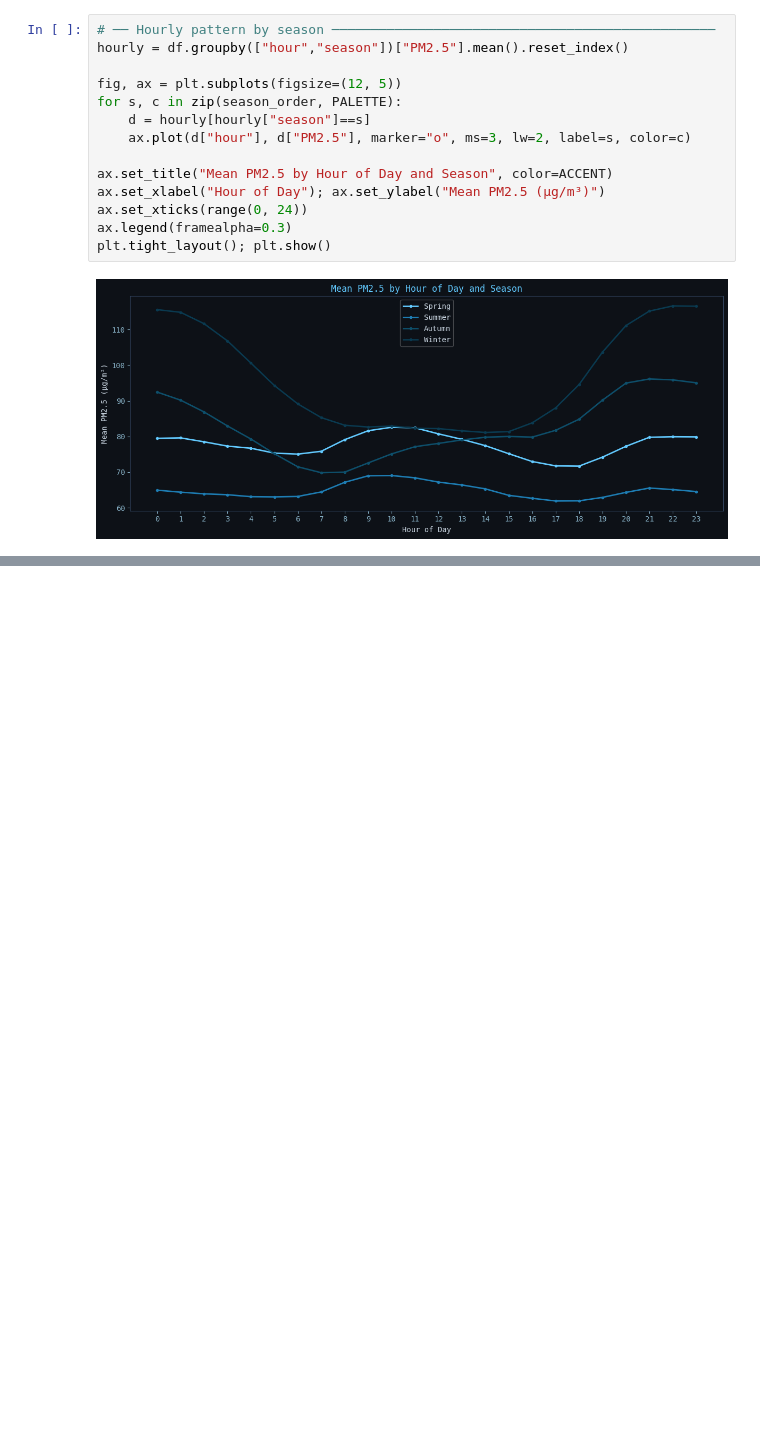
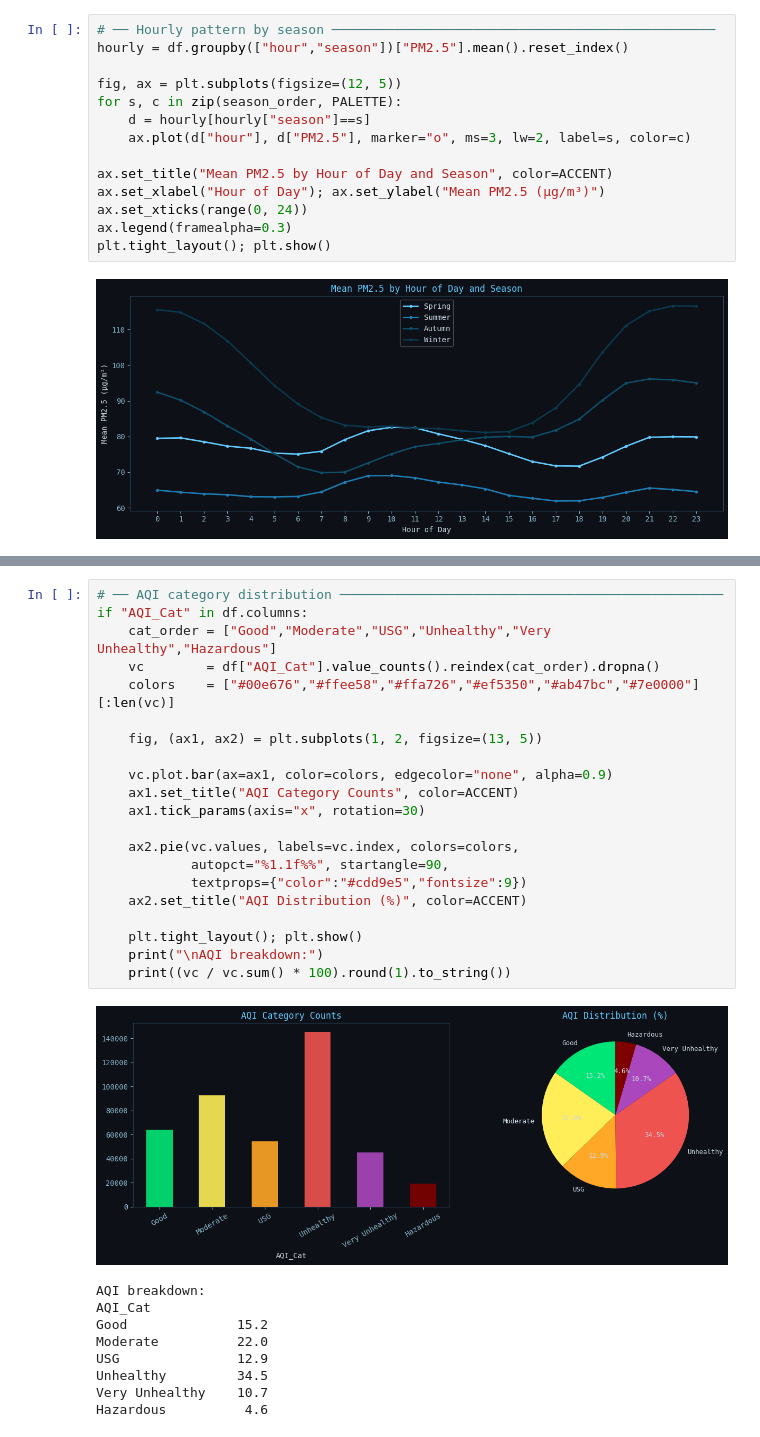
Before and after one commit to Jiyaulhaq1432/Data-Analysis-Air-quality-Analyser-web-app, a Jupyter notebook: Beijing_AQA.ipynb, the cells around one changed output, grey strips where cells are left out. Cells and saved outputs as stored; diff of their text form; blank space fills up the shorter version.

```diff
--- a/Beijing_AQA.ipynb
+++ b/Beijing_AQA.ipynb
@@ -1748,0 +1819,31 @@ plt.tight_layout(); plt.show()
+# %%
+# ── AQI category distribution ─────────────────────────────────────────────────
+if "AQI_Cat" in df.columns:
+    cat_order = ["Good","Moderate","USG","Unhealthy","Very Unhealthy","Hazardous"]
+    vc        = df["AQI_Cat"].value_counts().reindex(cat_order).dropna()
+    colors    = ["#00e676","#ffee58","#ffa726","#ef5350","#ab47bc","#7e0000"][:len(vc)]
+
+    fig, (ax1, ax2) = plt.subplots(1, 2, figsize=(13, 5))
+
+    vc.plot.bar(ax=ax1, color=colors, edgecolor="none", alpha=0.9)
+    ax1.set_title("AQI Category Counts", color=ACCENT)
+    ax1.tick_params(axis="x", rotation=30)
+
+    ax2.pie(vc.values, labels=vc.index, colors=colors,
+            autopct="%1.1f%%", startangle=90,
+            textprops={"color":"#cdd9e5","fontsize":9})
+    ax2.set_title("AQI Distribution (%)", color=ACCENT)
+
+    plt.tight_layout(); plt.show()
+    print("\nAQI breakdown:")
+    print((vc / vc.sum() * 100).round(1).to_string())
+# %% [output]
+[figure, added]
+AQI breakdown:
+AQI_Cat
+Good              15.2
+Moderate          22.0
+USG               12.9
+Unhealthy         34.5
+Very Unhealthy    10.7
+Hazardous          4.6
```
Also changed, not shown: parts of 5 cells of this notebook.
